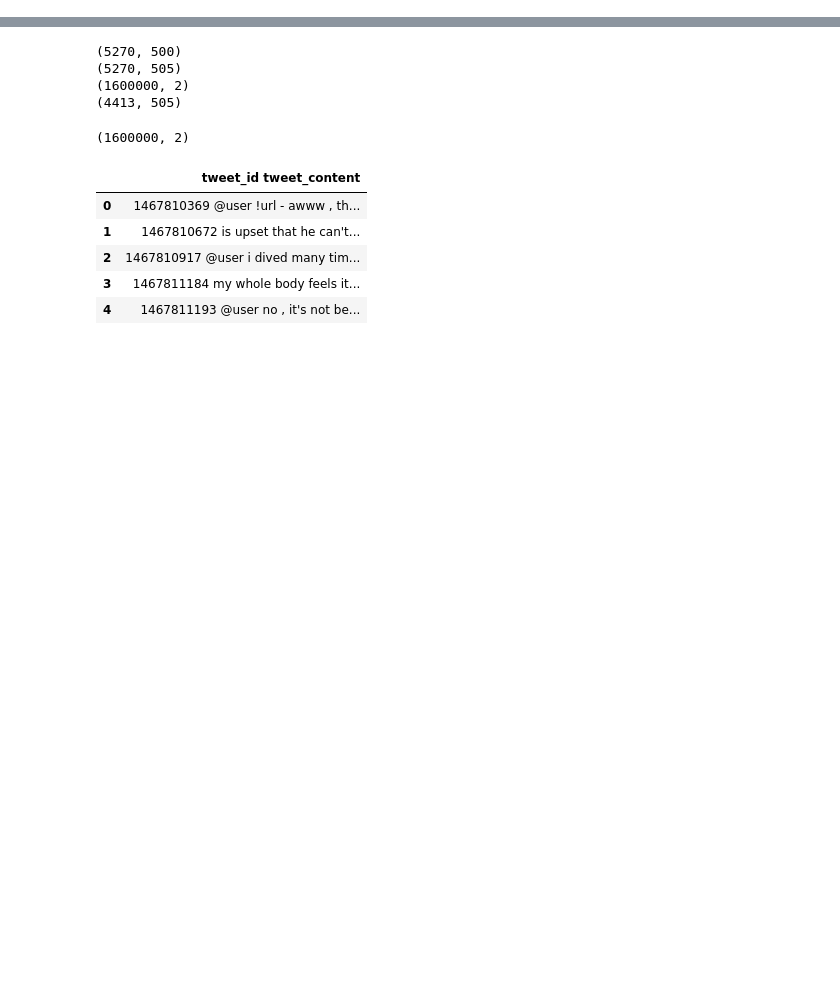
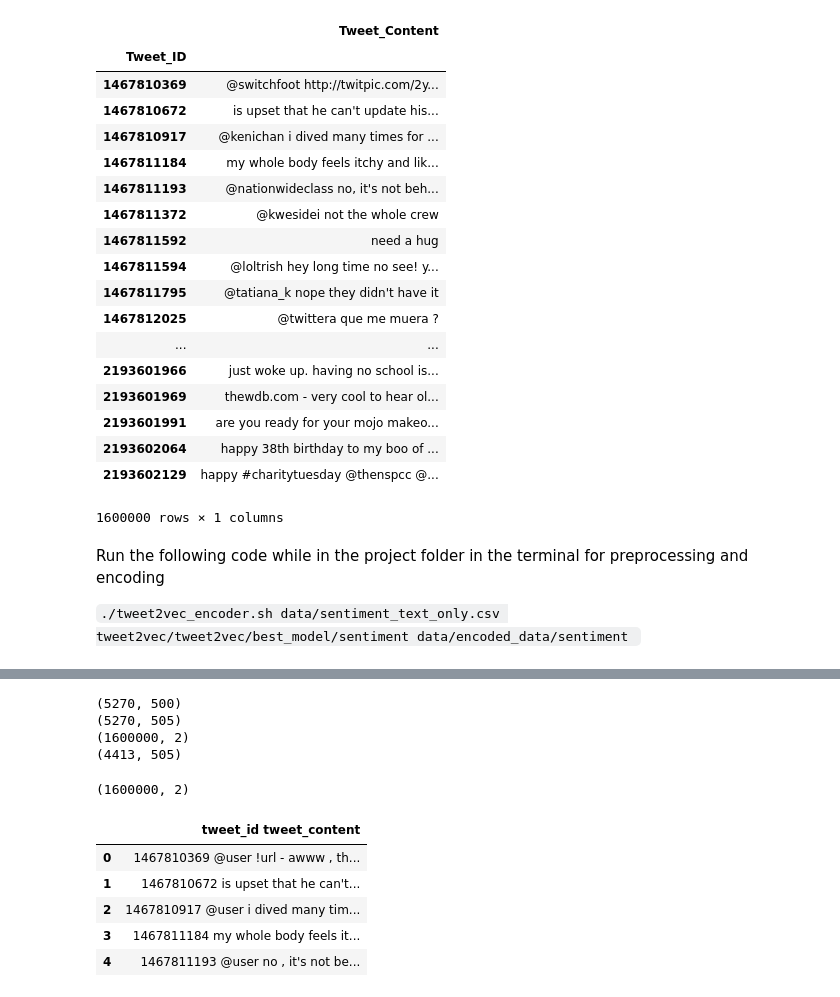
Before and after one commit to stassyvichev/w266-final-project, a Jupyter notebook: Unlabeled-sentiment-data-code.ipynb, the cells around one changed output, grey strips where cells are left out. Cells and saved outputs as stored; diff of their text form; code cells hidden in the pictures; blank space fills up the shorter version.

```diff
--- a/Unlabeled-sentiment-data-code.ipynb
+++ b/Unlabeled-sentiment-data-code.ipynb
@@ -7,0 +31,24 @@ from w266_common import patched_numpy_io
+# %%
+reducedSentimentData = fullSentimentData.drop(columns=["Polarity","Time_Stamp","Query", "Twitter_Handle"])
+reducedSentimentData["Tweet_Content"] = reducedSentimentData["Tweet_Content"].str.lower()
+reducedSentimentData.set_index("Tweet_ID")
+# %% [output]
+|  | Tweet_Content |
+| Tweet_ID |  |
+| 1467810369 | @switchfoot http://twitpic.com/2y... |
+| 1467810672 | is upset that he can't update his... |
+| 1467810917 | @kenichan i dived many times for ... |
+| 1467811184 | my whole body feels itchy and lik... |
+| 1467811193 | @nationwideclass no, it's not beh... |
+| 1467811372 | @kwesidei not the whole crew |
+| 1467811592 | need a hug |
+| 1467811594 | @loltrish hey long time no see! y... |
+| 1467811795 | @tatiana_k nope they didn't have it |
+| 1467812025 | @twittera que me muera ? |
+| ... | ... |
+| 2193601966 | just woke up. having no school is... |
+| 2193601969 | thewdb.com - very cool to hear ol... |
+| 2193601991 | are you ready for your mojo makeo... |
+| 2193602064 | happy 38th birthday to my boo of ... |
+| 2193602129 | happy #charitytuesday @thenspcc @... |
+1600000 rows × 1 columns
@@ -7,0 +57,4 @@ from w266_common import patched_numpy_io
+# %% [markdown]
+Run the following code while in the project folder in the terminal for preprocessing and encoding
+
+`./tweet2vec_encoder.sh data/sentiment_text_only.csv tweet2vec/tweet2vec/best_model/sentiment data/encoded_data/sentiment `
```
Also changed, not shown: parts of 9 cells of this notebook.
